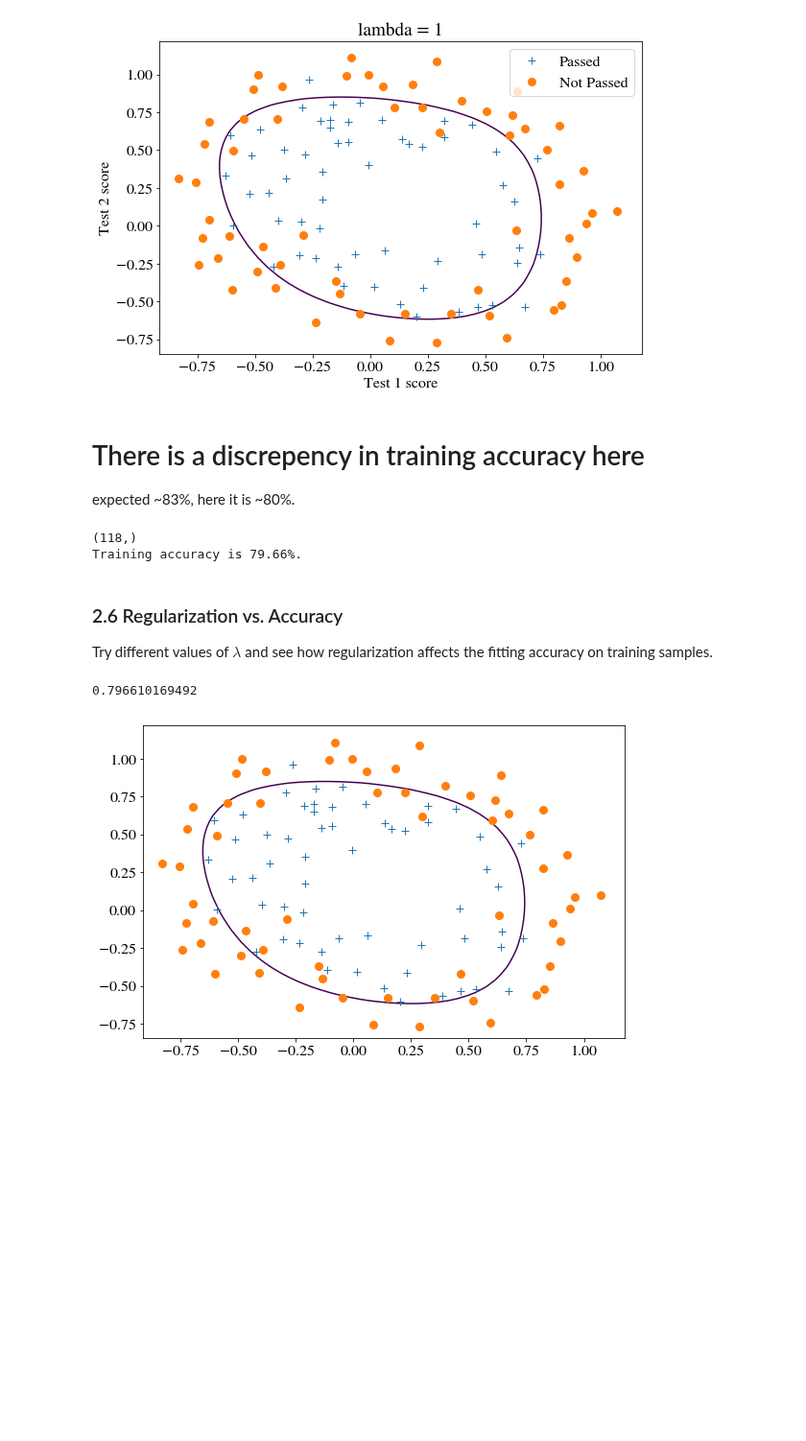
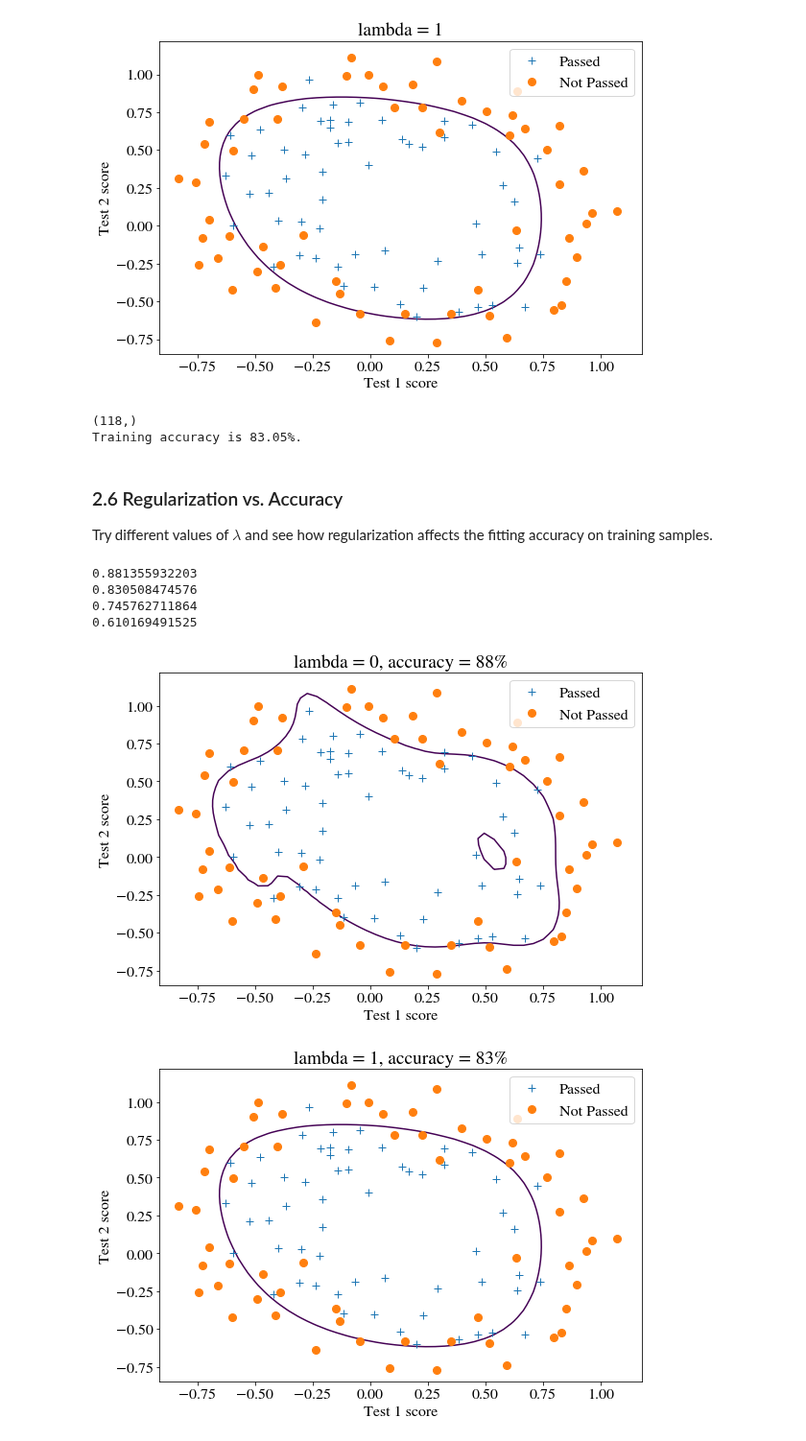
Before and after one commit to oeyh/NN, a Jupyter notebook: assignment2 logistic regression/Assign 2 Logistic Regression.ipynb, the cells around one changed output. Shown at 96% size. Saved outputs shown, nothing was run; the diff lists cells and outputs as text; code cells hidden in the pictures; blank space fills up the shorter version.

Commit message:
debug predict function; completed lambda vs accuracy; assign 2 is now complete

```diff
--- a/assignment2 logistic regression/Assign 2 Logistic Regression.ipynb
+++ b/assignment2 logistic regression/Assign 2 Logistic Regression.ipynb
@@ -322,8 +322,8 @@ def predict(theta, X):
 
     p = np.zeros(X.shape[0])
 
-    # h=X*theta, then convert h to 1d
-    h = (X @ theta[:, np.newaxis])[:, 0]
+    # h=g(X*theta), then convert h to 1d
+    h = sigmoid(X @ theta[:, np.newaxis])[:, 0]
 
     # if h >= 0.5, predict 1
     p[h>=0.5] = 1
@@ -556,9 +556,6 @@ ax.set_title('lambda = {:d}'.format(lmd))
 # %% [output]
 Text(0.5,1,'lambda = 1')
 [figure]
-# %% [markdown]
-# There is a discrepency in training accuracy here
-expected ~83%, here it is ~80%.
 # %%
 # accuracy
 # compare prediction result with y and calculate accuracy
@@ -569,25 +566,33 @@ accuracy = sum((predict(result.x, X_wb)==y).astype(int)) / len(y)
 print('Training accuracy is {:.2f}%.'.format(accuracy*100))
 # %% [output]
 (118,)
-Training accuracy is 79.66%.
+Training accuracy is 83.05%.
 # %% [markdown]
 ### 2.6 Regularization vs. Accuracy
 
 Try different values of $\lambda$ and see how regularization affects the fitting accuracy on training samples.
 # %%
 # list of values to try
-lmd = 1
+lmd_list = [0, 1, 10, 100]
 
-#for lmd in lmd_list:
+for lmd in lmd_list:
 
-# run optimization
-result = minimize(costFucntionReg, theta0, args=(X_wb, y, lmd), method='TNC', jac=True, options={'disp': True, 'maxiter':400})
+    # run optimization
+    result = minimize(costFucntionReg, theta0, args=(X_wb, y, lmd), method='TNC', jac=True, options={'disp': True, 'maxiter':400})
 
-# compare prediction result with y and calculate accuracy
-accuracy = sum((predict(result.x, X_wb)==y).astype(int)) / len(y)
-print(accuracy)
+    # compare prediction result with y and calculate accuracy
+    accuracy = sum((predict(result.x, X_wb)==y).astype(int)) / len(y)
+    print(accuracy)
 
-fig, ax = plotDecisionBoundary2(result.x, X_wb, y)
+    fig, ax = plotDecisionBoundary2(result.x, X_wb, y)
+    ax.set_xlabel('Test 1 score')
+    ax.set_ylabel('Test 2 score')
+    ax.legend(['Passed', 'Not Passed'], loc='upper right')
+    ax.set_title('lambda = {:d}, accuracy = {:.0f}%'.format(lmd, accuracy*100))
 # %% [output]
-0.796610169492
+0.881355932203
+0.830508474576
+0.745762711864
+0.610169491525
-[figure, old version]
+[figure, new version]
+[figure, added]
```
Also changed, not shown: parts of 3 cells of this notebook.
